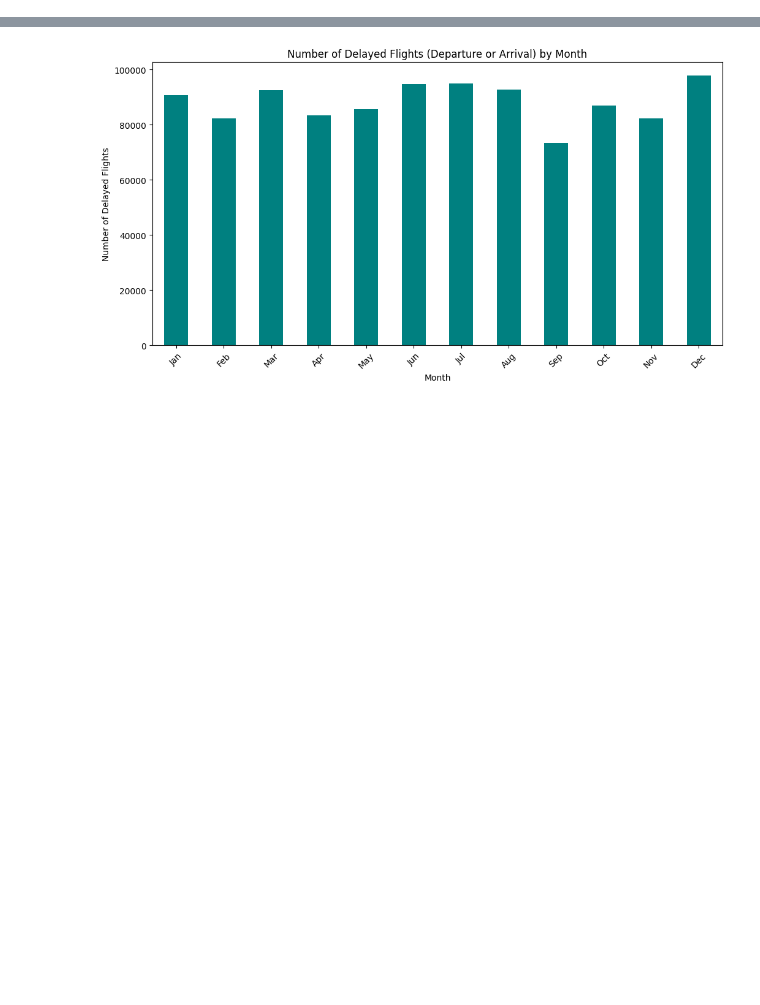
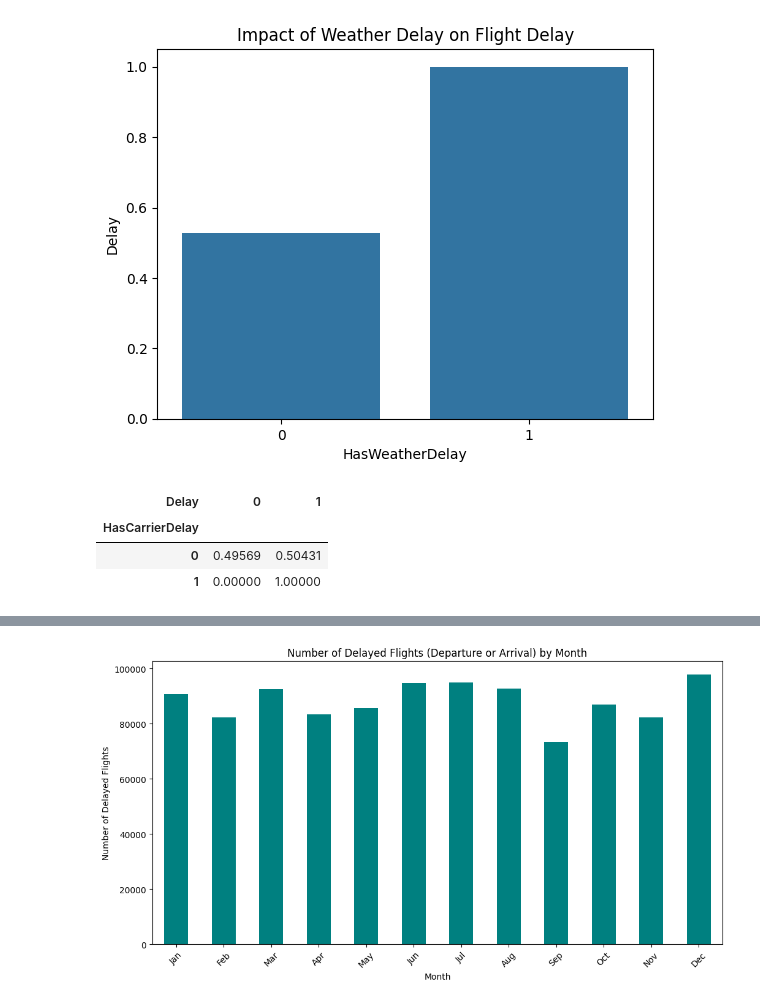
Before and after one commit to AnnikaBoodoosingh/COMP3610-Project, a Jupyter notebook: feature_selection.ipynb, the cells around one changed output, grey strips where cells are left out. Drawn from its saved outputs; the diff is of its cells as text; code cells hidden in the pictures; blank space fills up the shorter version.

```diff
--- a/feature_selection.ipynb
+++ b/feature_selection.ipynb
@@ -78,0 +113,20 @@ print(df_model)
+# %%
+import seaborn as sns
+import matplotlib.pyplot as plt
+
+sns.barplot(x='HasWeatherDelay', y='Delay', data=df_selected)
+plt.title('Impact of Weather Delay on Flight Delay')
+plt.show()
+# %% [output]
+[figure, added]
+# %%
+# Create a new column if needed
+df_selected['HasCarrierDelay'] = (df_selected['CarrierDelay'] > 0).astype(int)
+
+# Now make a crosstab
+pd.crosstab(df_selected['HasCarrierDelay'], df_selected['Delay'], normalize='index')
+# %% [output]
+| Delay | 0 | 1 |
+| HasCarrierDelay |  |  |
+| 0 | 0.49569 | 0.50431 |
+| 1 | 0.00000 | 1.00000 |
```
Also changed, not shown: parts of 10 cells of this notebook.
